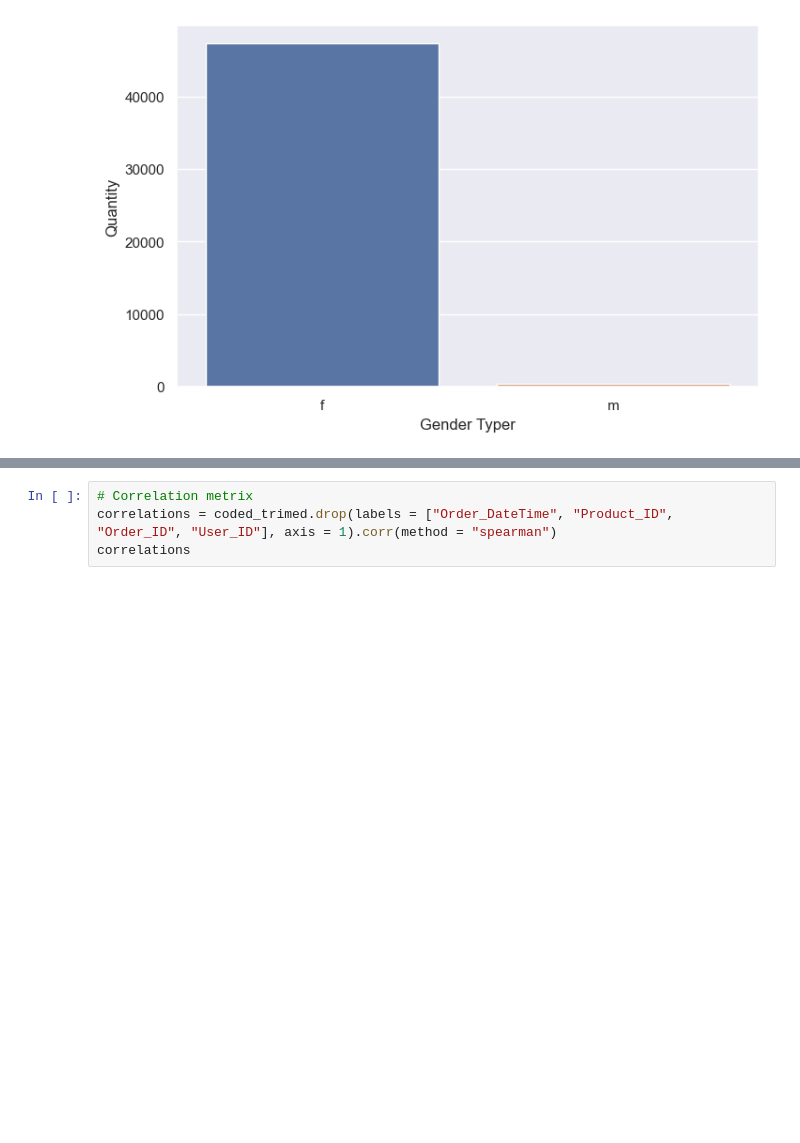
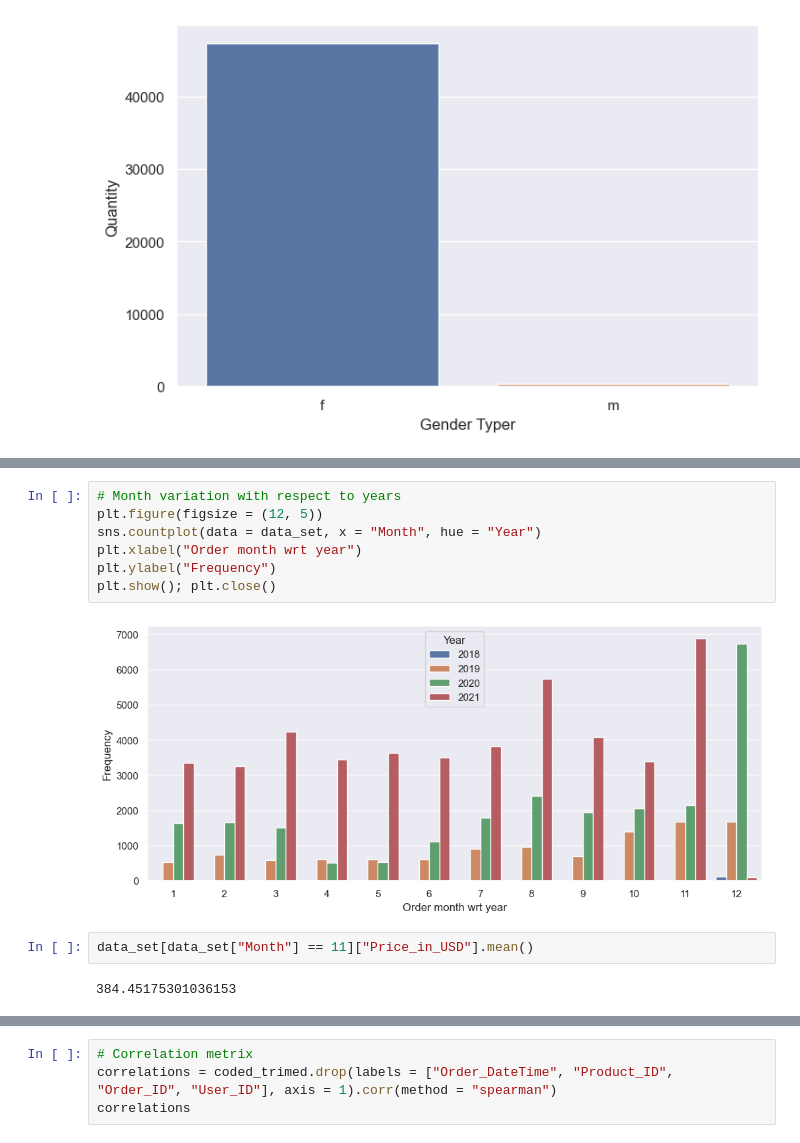
Before and after one commit to TestimOnyOni/OptimumJewelryPrice, a Jupyter notebook: Notebooks/OptimumJewelryPricing.ipynb, the cells around one changed output, grey strips where cells are left out. Drawn from its saved outputs; the diff is of its cells as text; blank space fills up the shorter version.

```diff
--- a/Notebooks/OptimumJewelryPricing.ipynb
+++ b/Notebooks/OptimumJewelryPricing.ipynb
@@ -369,0 +396,13 @@ plt.show(); plt.close()
+# %%
+# Month variation with respect to years
+plt.figure(figsize = (12, 5))
+sns.countplot(data = data_set, x = "Month", hue = "Year")
+plt.xlabel("Order month wrt year")
+plt.ylabel("Frequency")
+plt.show(); plt.close()
+# %% [output]
+[figure, added]
+# %%
+data_set[data_set["Month"] == 11]["Price_in_USD"].mean()
+# %% [output]
+384.45175301036153
```
Also changed, not shown: parts of 88 cells of this notebook.
